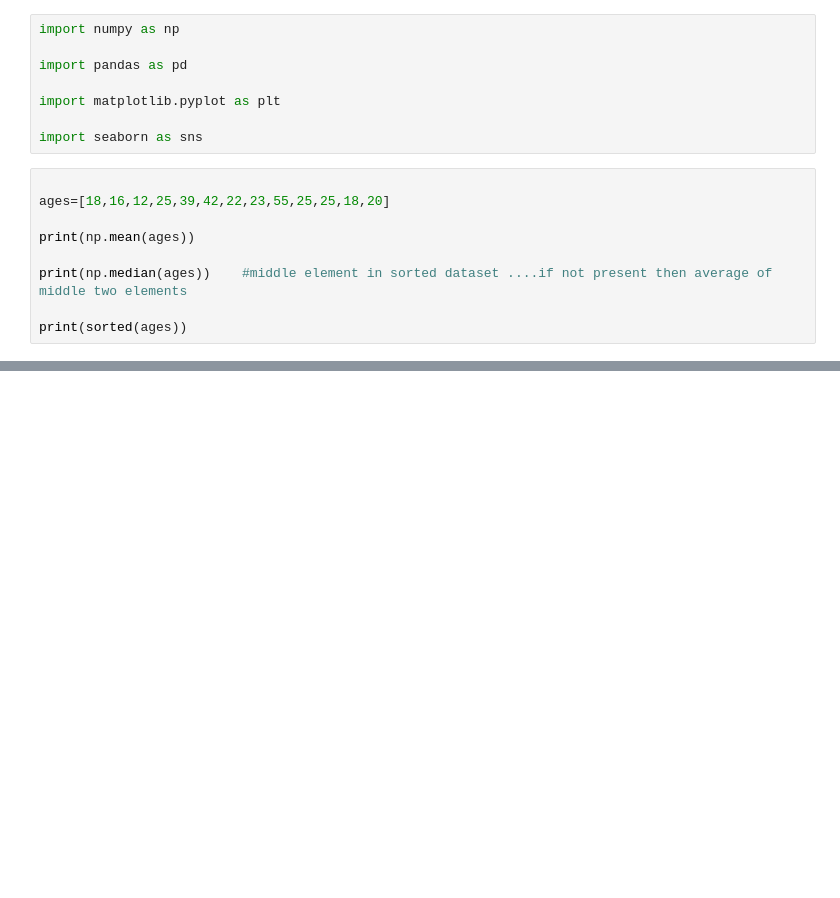
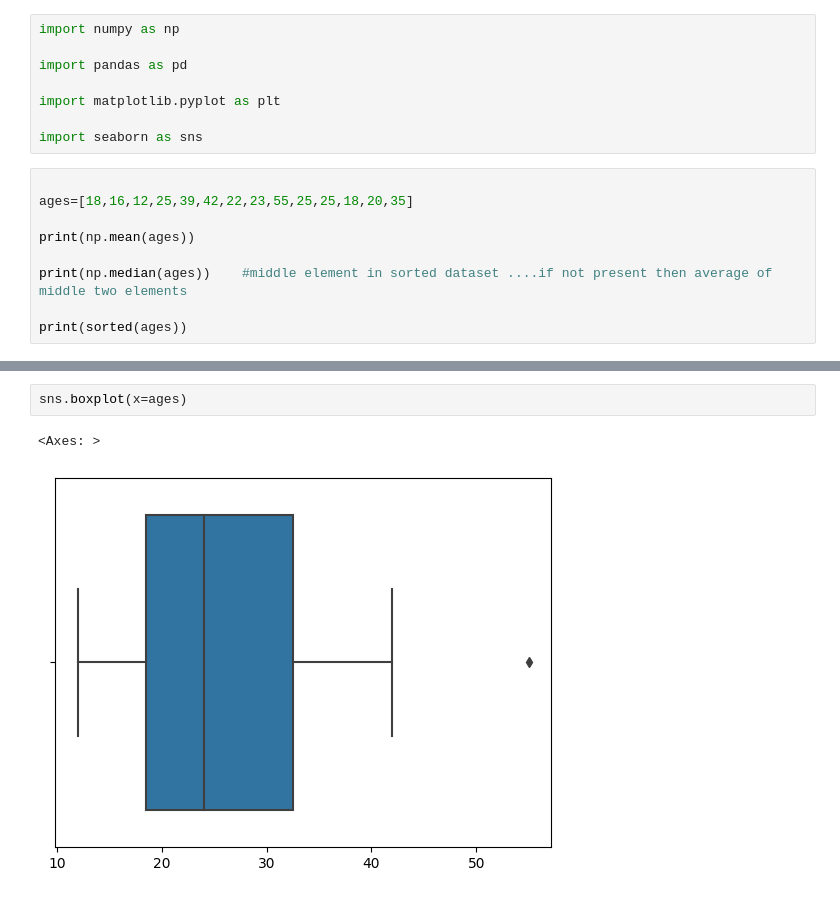
Before and after one commit to revan-desai/pythonbasics, a Jupyter notebook: statistics_02_measure_of_dispersion.ipynb, the cells around one changed output, grey strips where cells are left out. Saved outputs shown, nothing was run; the diff lists cells and outputs as text; blank space fills up the shorter version.

```diff
--- a/statistics_02_measure_of_dispersion.ipynb
+++ b/statistics_02_measure_of_dispersion.ipynb
@@ -10,7 +10,7 @@ import matplotlib.pyplot as plt
 import seaborn as sns
 # %%
 
-ages=[18,16,12,25,39,42,22,23,55,25,25,18,20]
+ages=[18,16,12,25,39,42,22,23,55,25,25,18,20,35]
 
 print(np.mean(ages))
 
@@ -34,0 +44,5 @@ print(statistics.mode(ages))
+# %%
+sns.boxplot(x=ages)
+# %% [output]
+<Axes: >
+[figure, added]
```
Also changed, not shown: parts of 6 cells of this notebook.
